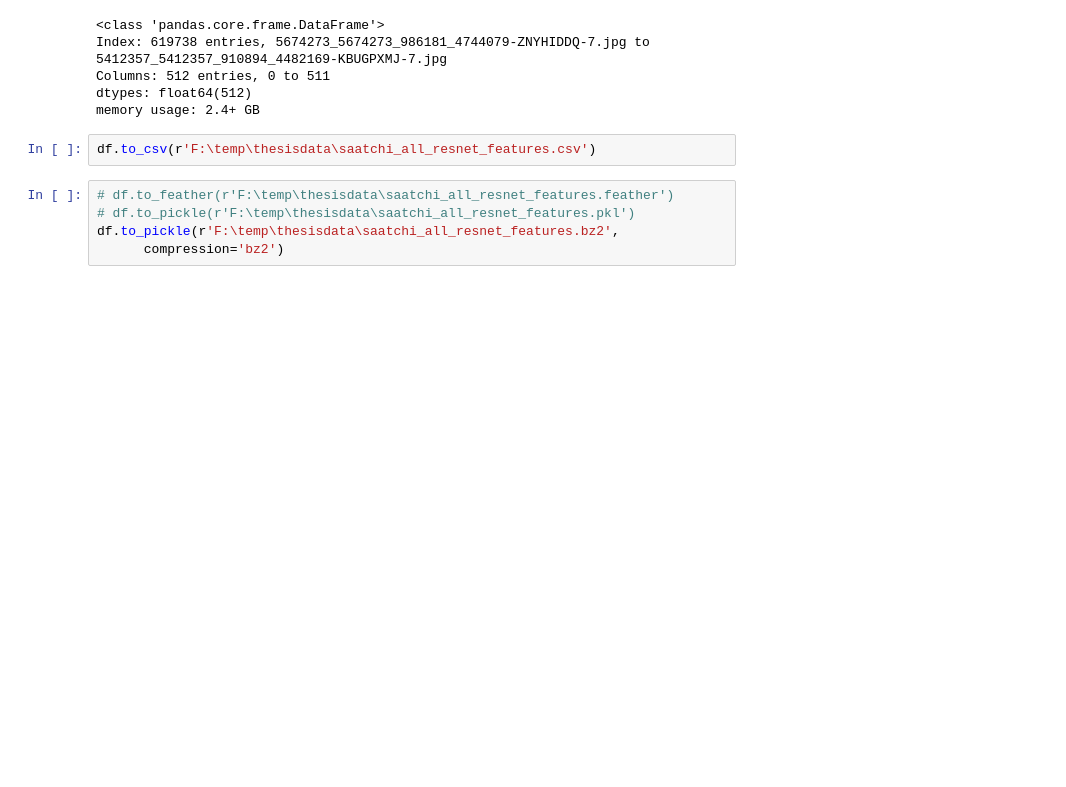
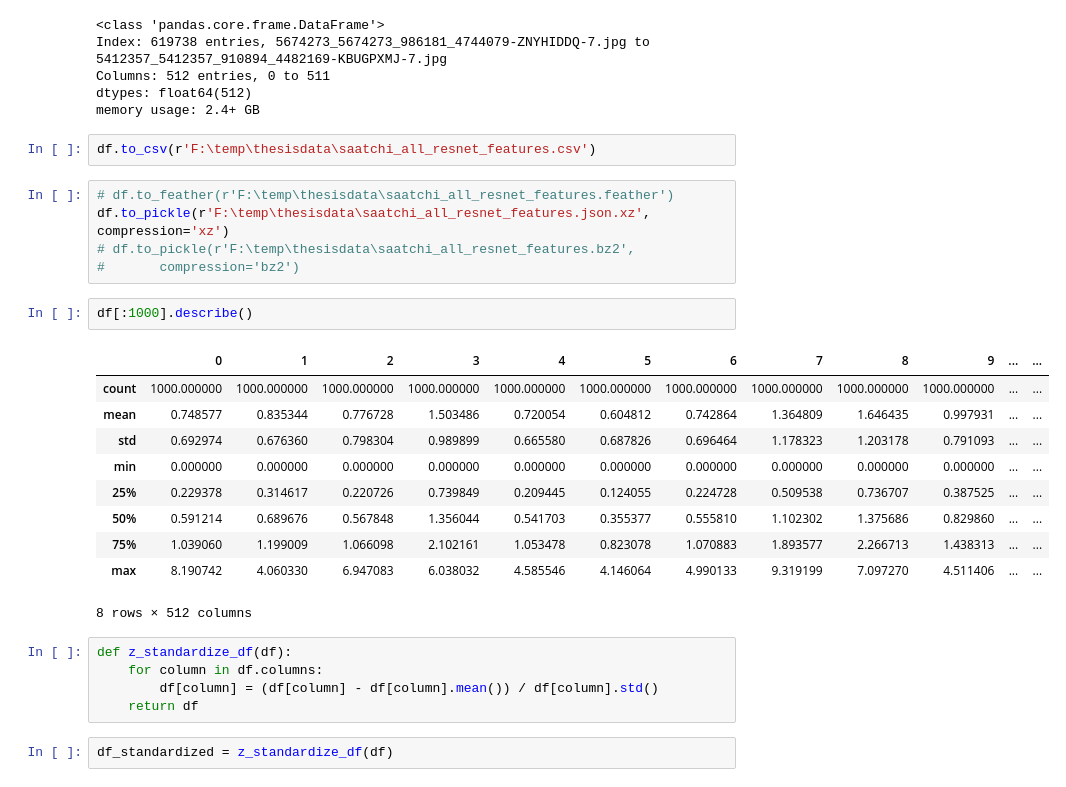
Before and after one commit to Guthman/Thesis_cur-AI-tor, a Jupyter notebook: notebooks/merge resnet jsons.ipynb, the cells around one changed output. Saved outputs shown, nothing was run; the diff lists cells and outputs as text; blank space fills up the shorter version.

```diff
--- a/notebooks/merge resnet jsons.ipynb
+++ b/notebooks/merge resnet jsons.ipynb
@@ -26,6 +26,26 @@ memory usage: 2.4+ GB
 df.to_csv(r'F:\temp\thesisdata\saatchi_all_resnet_features.csv')
 # %%
 # df.to_feather(r'F:\temp\thesisdata\saatchi_all_resnet_features.feather')
-# df.to_pickle(r'F:\temp\thesisdata\saatchi_all_resnet_features.pkl')
-df.to_pickle(r'F:\temp\thesisdata\saatchi_all_resnet_features.bz2',
-      compression='bz2')
+df.to_pickle(r'F:\temp\thesisdata\saatchi_all_resnet_features.json.xz', compression='xz')
+# df.to_pickle(r'F:\temp\thesisdata\saatchi_all_resnet_features.bz2',
+#       compression='bz2')
+# %%
+df[:1000].describe()
+# %% [output]
+|  | 0 | 1 | 2 | 3 | 4 | 5 | 6 | 7 | 8 | 9 | ... | ... |
+| count | 1000.000000 | 1000.000000 | 1000.000000 | 1000.000000 | 1000.000000 | 1000.000000 | 1000.000000 | 1000.000000 | 1000.000000 | 1000.000000 | ... | ... |
+| mean | 0.748577 | 0.835344 | 0.776728 | 1.503486 | 0.720054 | 0.604812 | 0.742864 | 1.364809 | 1.646435 | 0.997931 | ... | ... |
+| std | 0.692974 | 0.676360 | 0.798304 | 0.989899 | 0.665580 | 0.687826 | 0.696464 | 1.178323 | 1.203178 | 0.791093 | ... | ... |
+| min | 0.000000 | 0.000000 | 0.000000 | 0.000000 | 0.000000 | 0.000000 | 0.000000 | 0.000000 | 0.000000 | 0.000000 | ... | ... |
+| 25% | 0.229378 | 0.314617 | 0.220726 | 0.739849 | 0.209445 | 0.124055 | 0.224728 | 0.509538 | 0.736707 | 0.387525 | ... | ... |
+| 50% | 0.591214 | 0.689676 | 0.567848 | 1.356044 | 0.541703 | 0.355377 | 0.555810 | 1.102302 | 1.375686 | 0.829860 | ... | ... |
+| 75% | 1.039060 | 1.199009 | 1.066098 | 2.102161 | 1.053478 | 0.823078 | 1.070883 | 1.893577 | 2.266713 | 1.438313 | ... | ... |
+| max | 8.190742 | 4.060330 | 6.947083 | 6.038032 | 4.585546 | 4.146064 | 4.990133 | 9.319199 | 7.097270 | 4.511406 | ... | ... |
+8 rows × 512 columns
+# %%
+def z_standardize_df(df):
+    for column in df.columns:
+        df[column] = (df[column] - df[column].mean()) / df[column].std()
+    return df
+# %%
+df_standardized = z_standardize_df(df)
```
Also changed, not shown: parts of 8 cells of this notebook, 7 other files.
